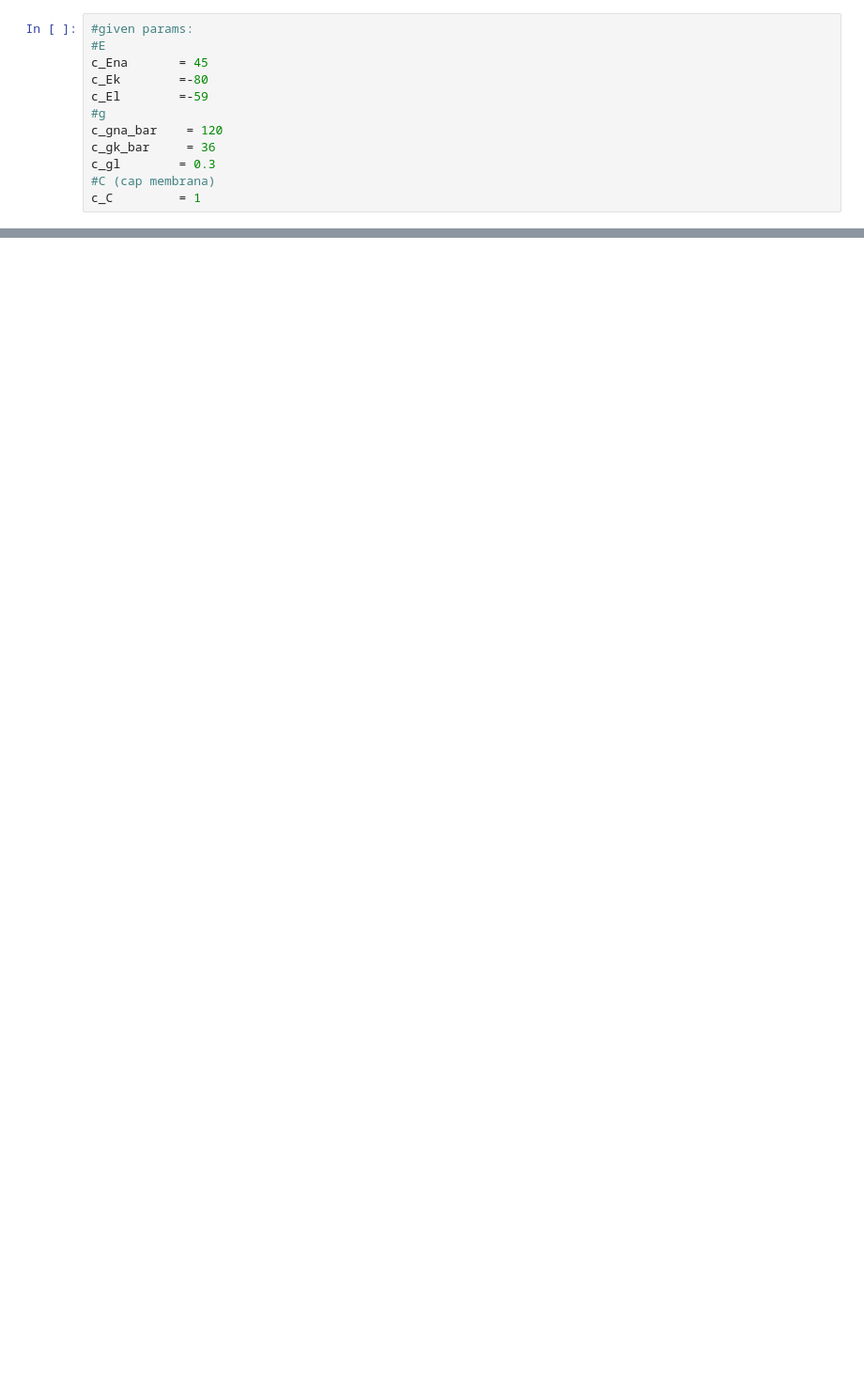
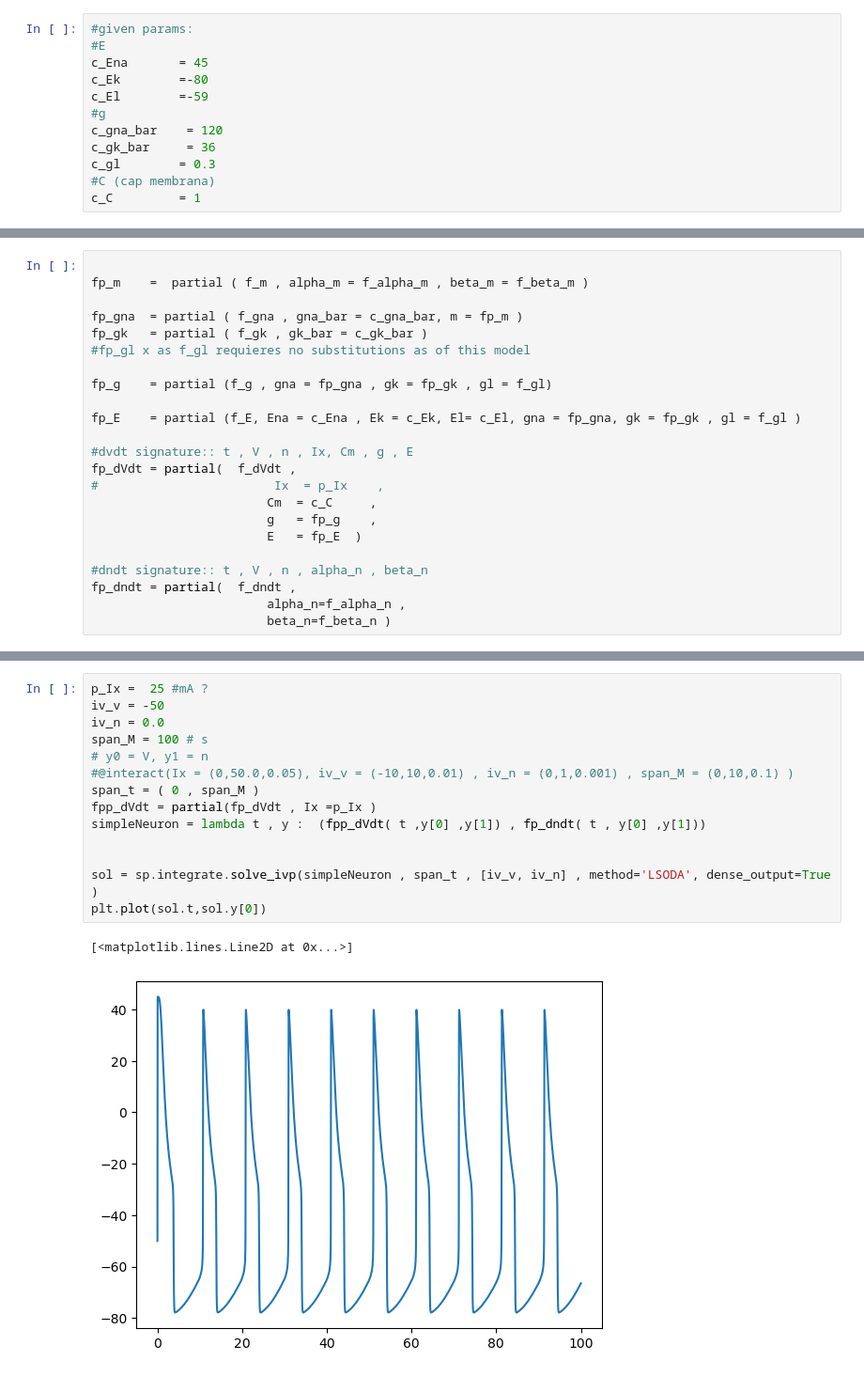
Before and after one commit to hxdvka/MiBio, a Jupyter notebook: FisioLab/2/Lab2.ipynb, the cells around one changed output, grey strips where cells are left out. Shown: that part at 94% size. Drawn from its saved outputs; the diff is of its cells as text; blank space fills up the shorter version.

```diff
--- a/FisioLab/2/Lab2.ipynb
+++ b/FisioLab/2/Lab2.ipynb
@@ -40,0 +56,23 @@ f_E     = lambda Ena, Ek, El, gna, gk , gl : np.average([Ena, Ek, El],weights=[g
+# %%
+
+fp_m    =  partial ( f_m , alpha_m = f_alpha_m , beta_m = f_beta_m )
+
+fp_gna  = partial ( f_gna , gna_bar = c_gna_bar, m = fp_m )
+fp_gk   = partial ( f_gk , gk_bar = c_gk_bar )
+#fp_gl x as f_gl requieres no substitutions as of this model
+
+fp_g    = partial (f_g , gna = fp_gna , gk = fp_gk , gl = f_gl)
+
+fp_E    = partial (f_E, Ena = c_Ena , Ek = c_Ek, El= c_El, gna = fp_gna, gk = fp_gk , gl = f_gl )
+
+#dvdt signature:: t , V , n , Ix, Cm , g , E
+fp_dVdt = partial(  f_dVdt ,
+#                        Ix  = p_Ix    ,
+                        Cm  = c_C     ,
+                        g   = fp_g    ,
+                        E   = fp_E  )
+
+#dndt signature:: t , V , n , alpha_n , beta_n
+fp_dndt = partial(  f_dndt ,
+                        alpha_n=f_alpha_n ,
+                        beta_n=f_beta_n )
@@ -40,0 +96,17 @@ f_E     = lambda Ena, Ek, El, gna, gk , gl : np.average([Ena, Ek, El],weights=[g
+# %%
+p_Ix =  25 #mA ?
+iv_v = -50
+iv_n = 0.0
+span_M = 100 # s
+# y0 = V, y1 = n
+#@interact(Ix = (0,50.0,0.05), iv_v = (-10,10,0.01) , iv_n = (0,1,0.001) , span_M = (0,10,0.1) )
+span_t = ( 0 , span_M )
+fpp_dVdt = partial(fp_dVdt , Ix =p_Ix )
+simpleNeuron = lambda t , y :  (fpp_dVdt( t ,y[0] ,y[1]) , fp_dndt( t , y[0] ,y[1]))
+
+
+sol = sp.integrate.solve_ivp(simpleNeuron , span_t , [iv_v, iv_n] , method='LSODA', dense_output=True )
+plt.plot(sol.t,sol.y[0])
+# %% [output]
+[<matplotlib.lines.Line2D at 0x...>]
+[figure, added]
```
Also changed, not shown: parts of 8 cells of this notebook.
